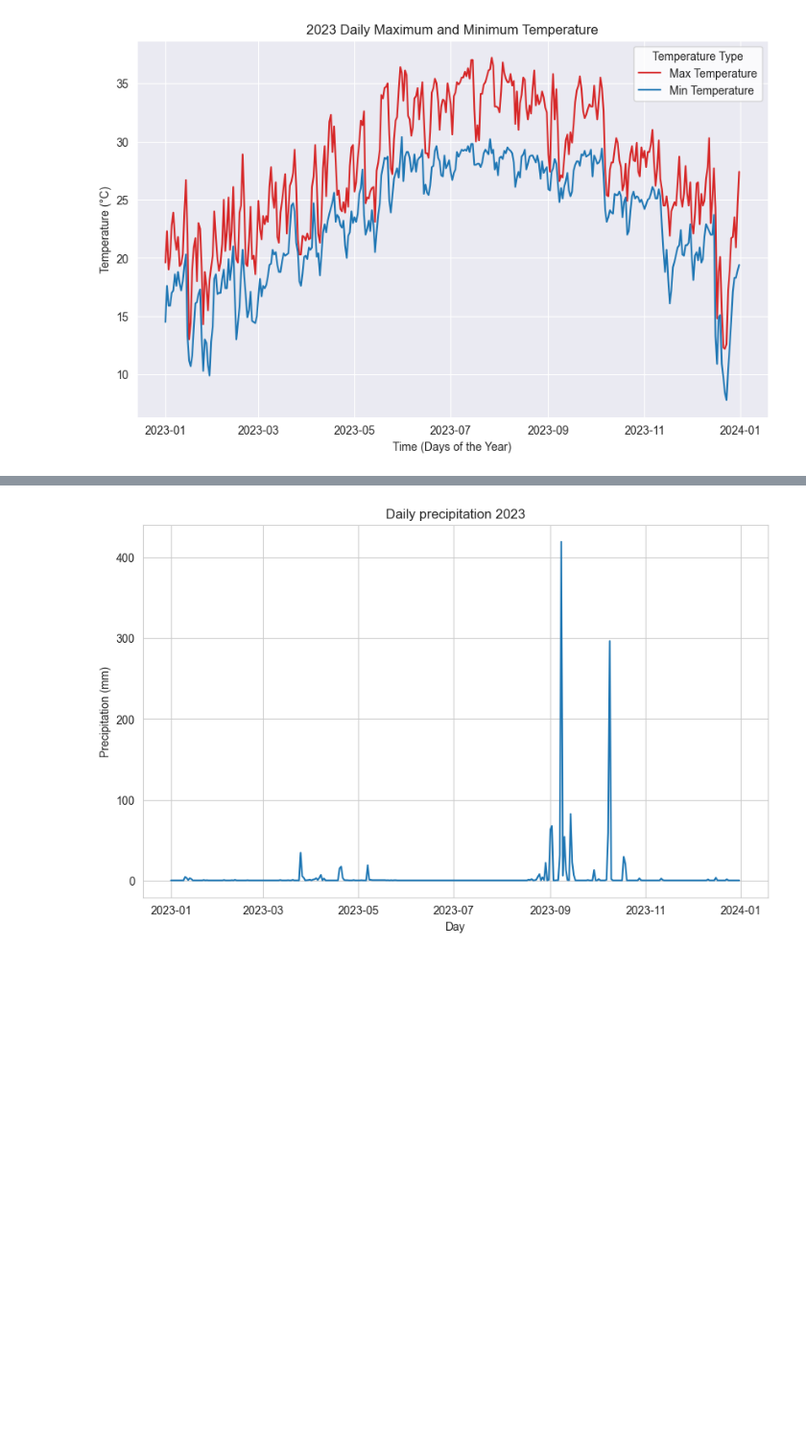
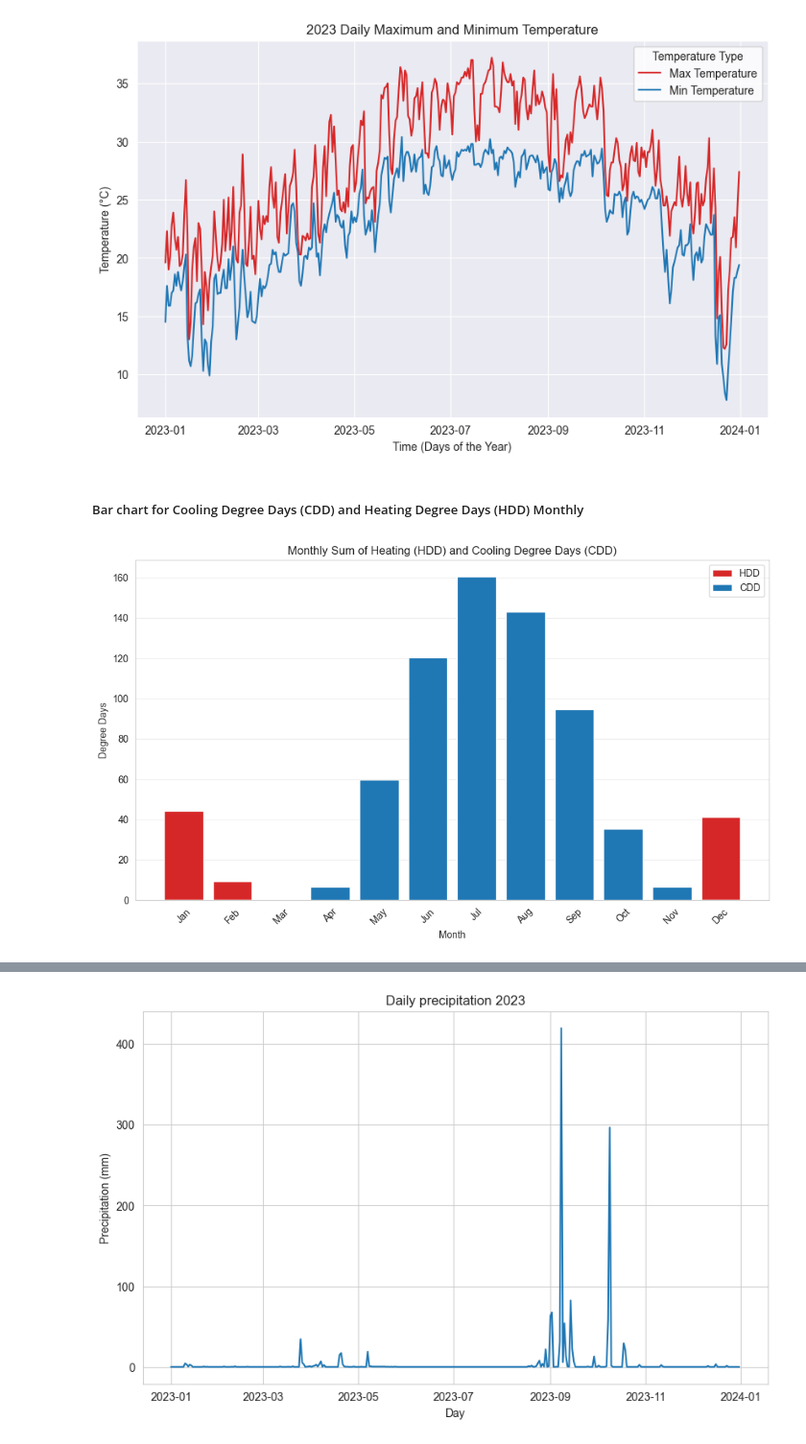
Before and after one commit to marcohl5/ME404_HongKongWeather, a Jupyter notebook: eda.ipynb, the cells around one changed output, grey strips where cells are left out. Shown at 96% size. Drawn from its saved outputs; the diff is of its cells as text; code cells hidden in the pictures; blank space fills up the shorter version.

```diff
--- a/eda.ipynb
+++ b/eda.ipynb
@@ -143,3 +143,51 @@ plt.savefig("output-graphs/daily_year_maxmin_temp.png")
 plt.show()
 # %% [output]
 [figure]
+# %% [markdown]
+##### Bar chart for Cooling Degree Days (CDD) and Heating Degree Days (HDD) Monthly
+# %%
+df_cdd = df[["date", "temp(c)"]].groupby("date")["temp(c)"].mean().reset_index()
+
+df_cdd["month"] = df_cdd["date"].dt.strftime("%b")
+df_cdd["month_num"] = df_cdd["date"].dt.month
+df_avg_hr_temp_year = (df_temp.groupby(["time", "month"])
+                              .aggregate("median")
+                              .sort_values(by=["month_num", "time"])
+                              .reset_index())
+
+# Reference temperatures
+hdd_ref = 26
+cdd_ref = 18
+
+# Calculate HDD, CDD values, only keeping positive values
+df_cdd["cdd"] = (df_cdd["temp(c)"] - hdd_ref).clip(lower=0)
+df_cdd["hdd"] = (cdd_ref - df_cdd["temp(c)"]).clip(lower=0)
+
+df_cdd_month = (df_cdd[["date", "month", "month_num", "hdd", "cdd"]].groupby("month")
+                                              .sum([["hdd", "cdd"]])
+                                              .sort_values(by=["month_num"])
+                                              .reset_index())
+
+# Plot
+fig, ax = plt.subplots(figsize=(10, 6))
+
+# Plotting HDD in red and CDD in blue
+ax.bar(df_cdd_month["month"], df_cdd_month["hdd"], color="tab:red", label="HDD")
+ax.bar(df_cdd_month["month"], df_cdd_month["cdd"], color="tab:blue", label="CDD")
+
+# Adding labels and title
+ax.set_xlabel("Month")
+ax.set_ylabel("Degree Days")
+ax.set_title("Monthly Sum of Heating (HDD) and Cooling Degree Days (CDD)")
+ax.legend()
+
+ax.xaxis.grid(False)
+ax.yaxis.grid(True, color="#EEEEEE")
+
+# Show/save plot
+plt.xticks(rotation=45)
+plt.tight_layout()
+plt.savefig("output-graphs/monthly_hdd_cdd.png")
+plt.show()
+# %% [output]
+[figure, added]
```
Also changed, not shown: parts of 3 cells of this notebook, 3 other files.
